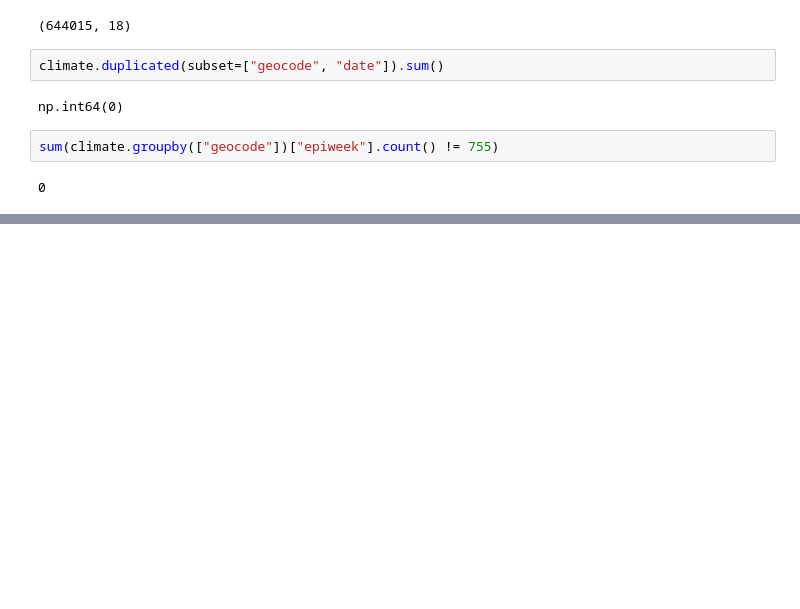
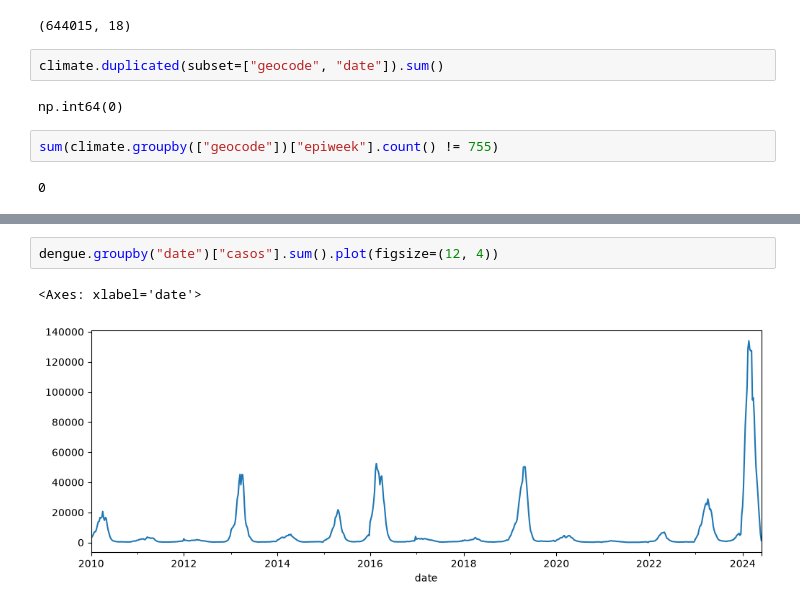
Before and after one commit to migpbor/dengue-climate-mg, a Jupyter notebook: notebooks/00_exploration.ipynb, the cells around one changed output, grey strips where cells are left out. Cells and saved outputs as stored; diff of their text form; blank space fills up the shorter version.

Commit message:
quick plots and precipitation scale check

```diff
--- a/notebooks/00_exploration.ipynb
+++ b/notebooks/00_exploration.ipynb
@@ -582,3 +582,8 @@ climate.groupby(["git commit -m "fix: include precip_tot in climate weighted ave
 # %% [output]
 <Axes: xlabel='date'>
 [figure]
+# %%
+dengue.groupby("date")["casos"].sum().plot(figsize=(12, 4))
+# %% [output]
+<Axes: xlabel='date'>
+[figure, added]
```
Also changed, not shown: parts of 12 cells of this notebook.
